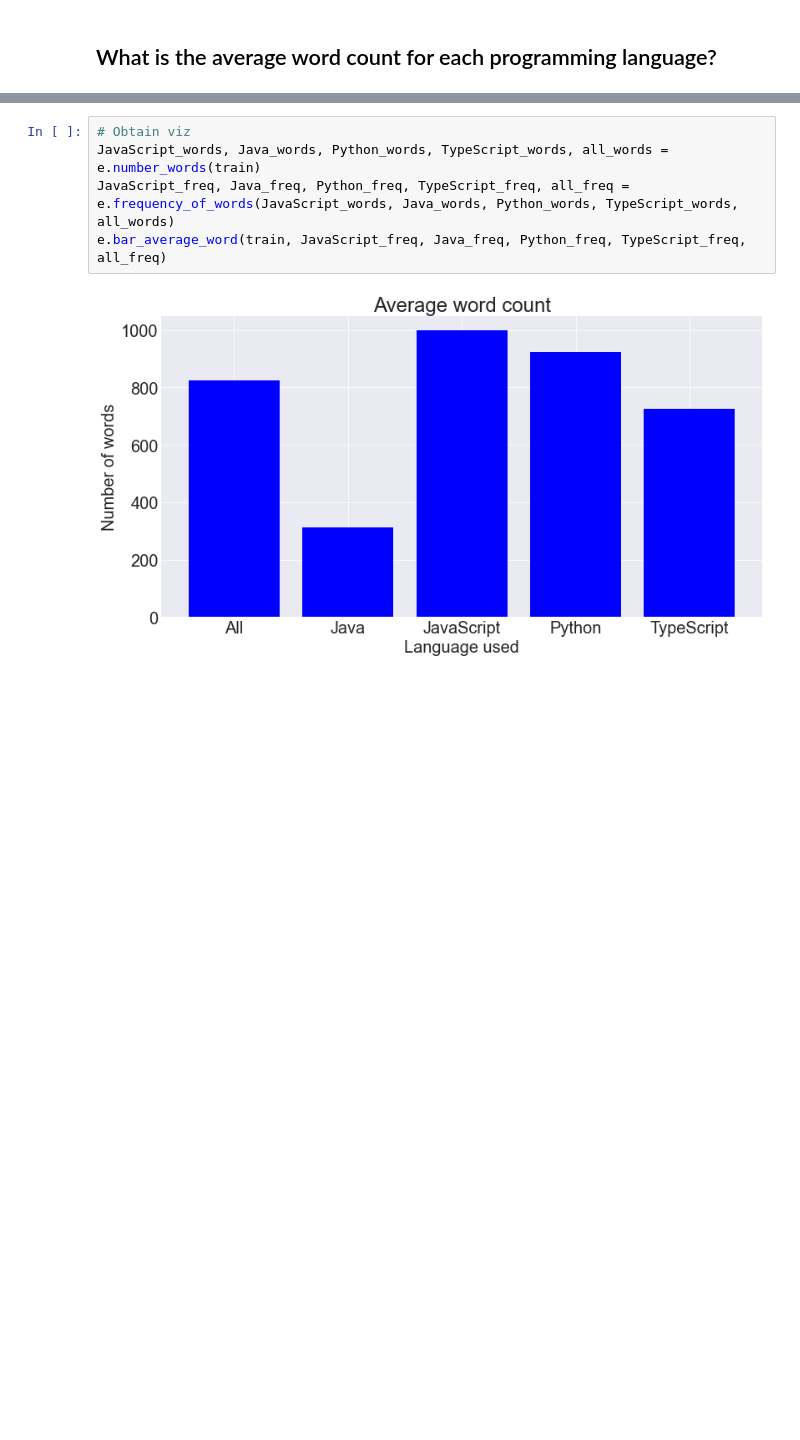
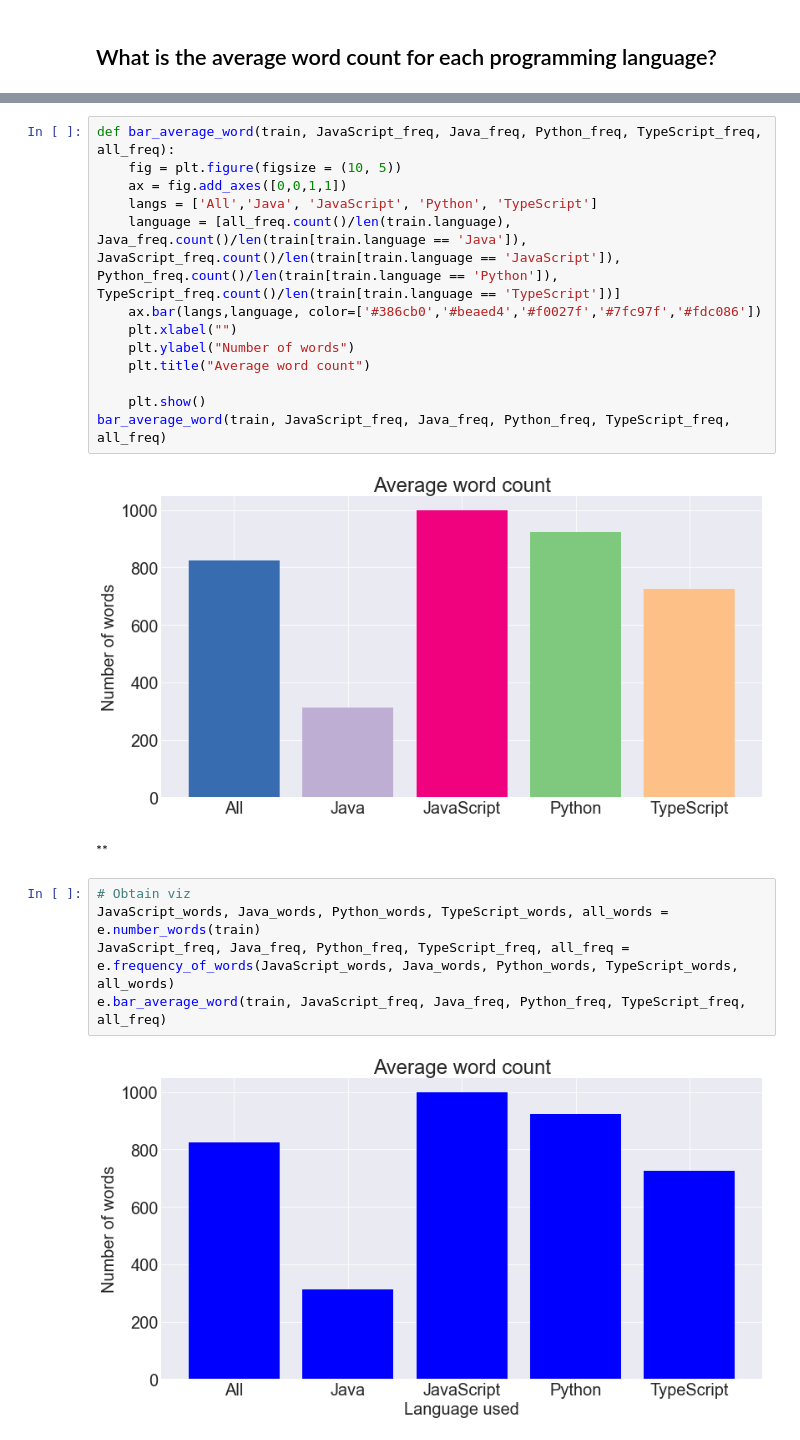
Before and after one commit to NLP-Project-Burton-Yuvia-Yvette/NLP-Project, a Jupyter notebook: Final_Report_NLP_Project.ipynb, the cells around one changed output, grey strips where cells are left out. Drawn from its saved outputs; the diff is of its cells as text; blank space fills up the shorter version.

```diff
--- a/Final_Report_NLP_Project.ipynb
+++ b/Final_Report_NLP_Project.ipynb
@@ -159,3 +144,20 @@ e.bar_common_language(train)
+# %%
+def bar_average_word(train, JavaScript_freq, Java_freq, Python_freq, TypeScript_freq, all_freq):
+    fig = plt.figure(figsize = (10, 5))
+    ax = fig.add_axes([0,0,1,1])
+    langs = ['All','Java', 'JavaScript', 'Python', 'TypeScript']
+    language = [all_freq.count()/len(train.language), Java_freq.count()/len(train[train.language == 'Java']), JavaScript_freq.count()/len(train[train.language == 'JavaScript']), Python_freq.count()/len(train[train.language == 'Python']), TypeScript_freq.count()/len(train[train.language == 'TypeScript'])]
+    ax.bar(langs,language, color=['#386cb0','#beaed4','#f0027f','#7fc97f','#fdc086'])
+    plt.xlabel("")
+    plt.ylabel("Number of words")
+    plt.title("Average word count")
+
+    plt.show()
+bar_average_word(train, JavaScript_freq, Java_freq, Python_freq, TypeScript_freq, all_freq)
+# %% [output]
+[figure, added]
+# %% [markdown]
+**
 # %%
 # Obtain viz
 JavaScript_words, Java_words, Python_words, TypeScript_words, all_words = e.number_words(train)
```
Also changed, not shown: parts of 31 cells of this notebook.
